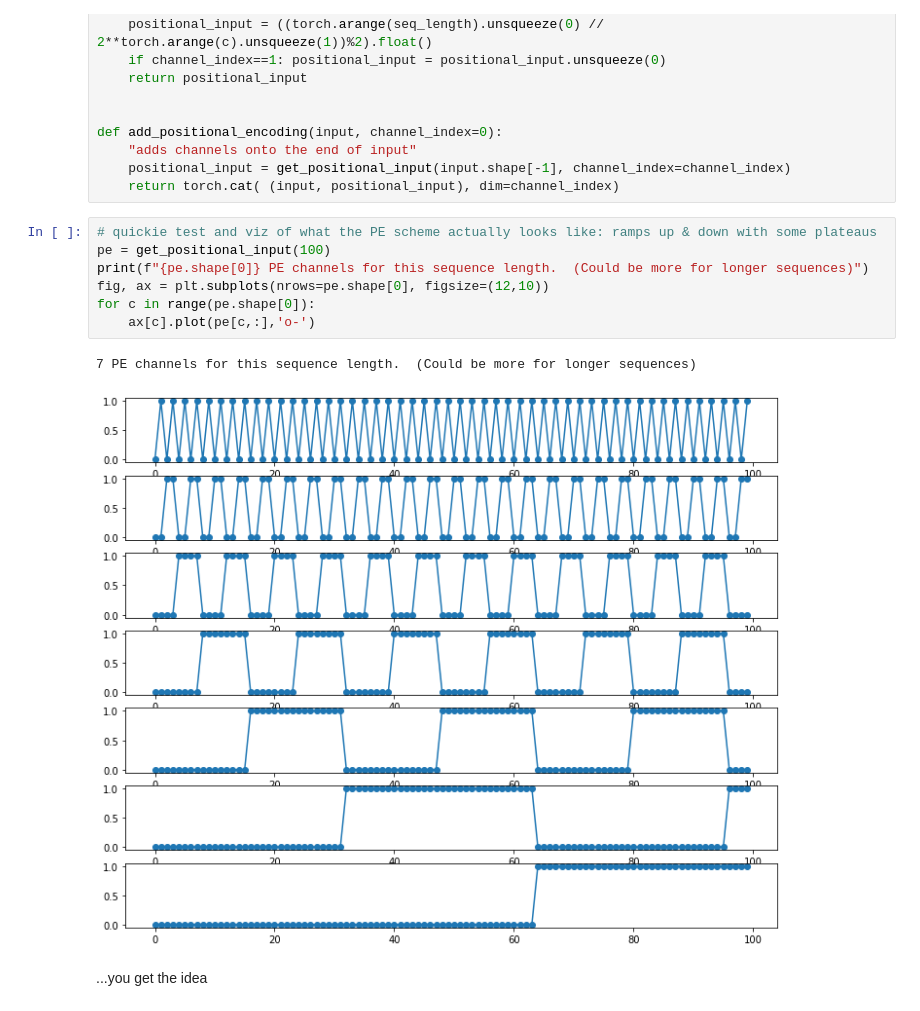
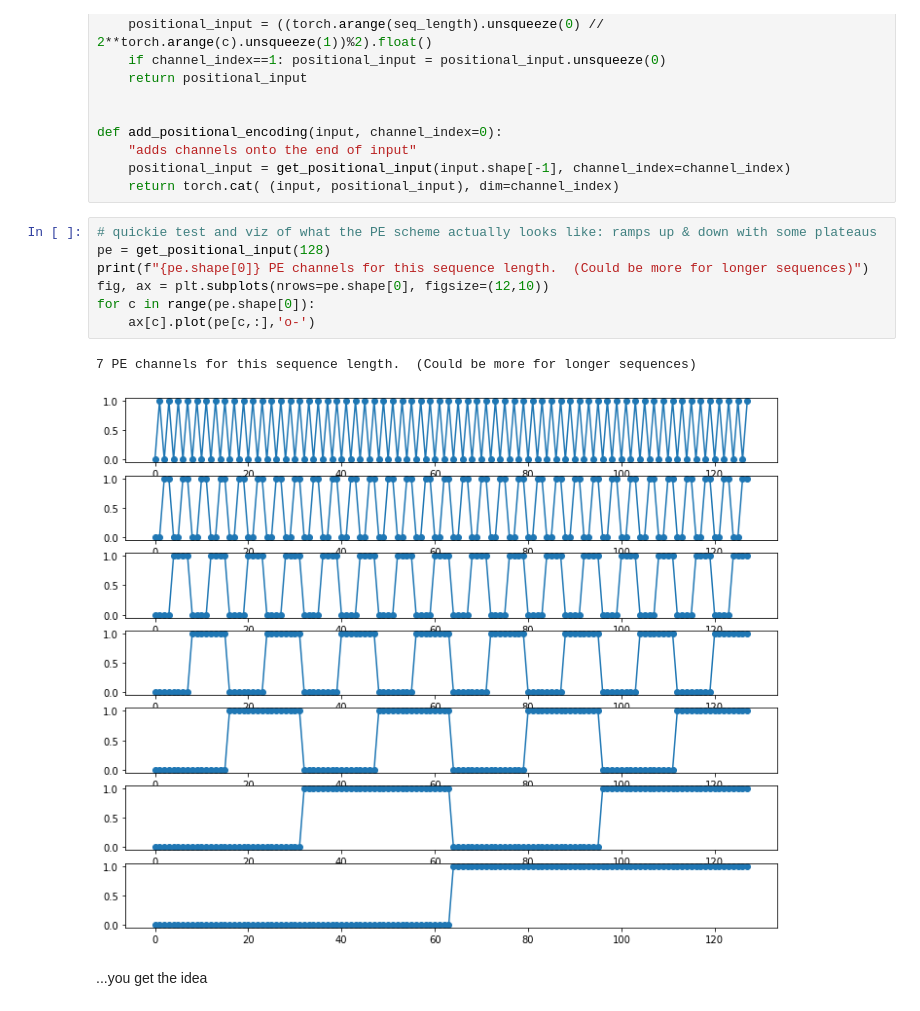
Before and after one commit to drscotthawley/fastproaudio, a Jupyter notebook: 02_time_align.ipynb, the cells around one changed output. Drawn from its saved outputs; the diff is of its cells as text.

```diff
--- a/02_time_align.ipynb
+++ b/02_time_align.ipynb
@@ -112,14 +112,14 @@ def add_positional_encoding(input, channel_index=0):
     return torch.cat( (input, positional_input), dim=channel_index)
 # %%
 # quickie test and viz of what the PE scheme actually looks like: ramps up & down with some plateaus
-pe = get_positional_input(100)
+pe = get_positional_input(128)
 print(f"{pe.shape[0]} PE channels for this sequence length.  (Could be more for longer sequences)")
 fig, ax = plt.subplots(nrows=pe.shape[0], figsize=(12,10))
 for c in range(pe.shape[0]):
     ax[c].plot(pe[c,:],'o-')
 # %% [output]
 7 PE channels for this sequence length.  (Could be more for longer sequences)
-[figure, old version]
+[figure, new version]
 # %% [markdown]
 ...you get the idea
 # %%
```
Also changed, not shown: 1 other file.
